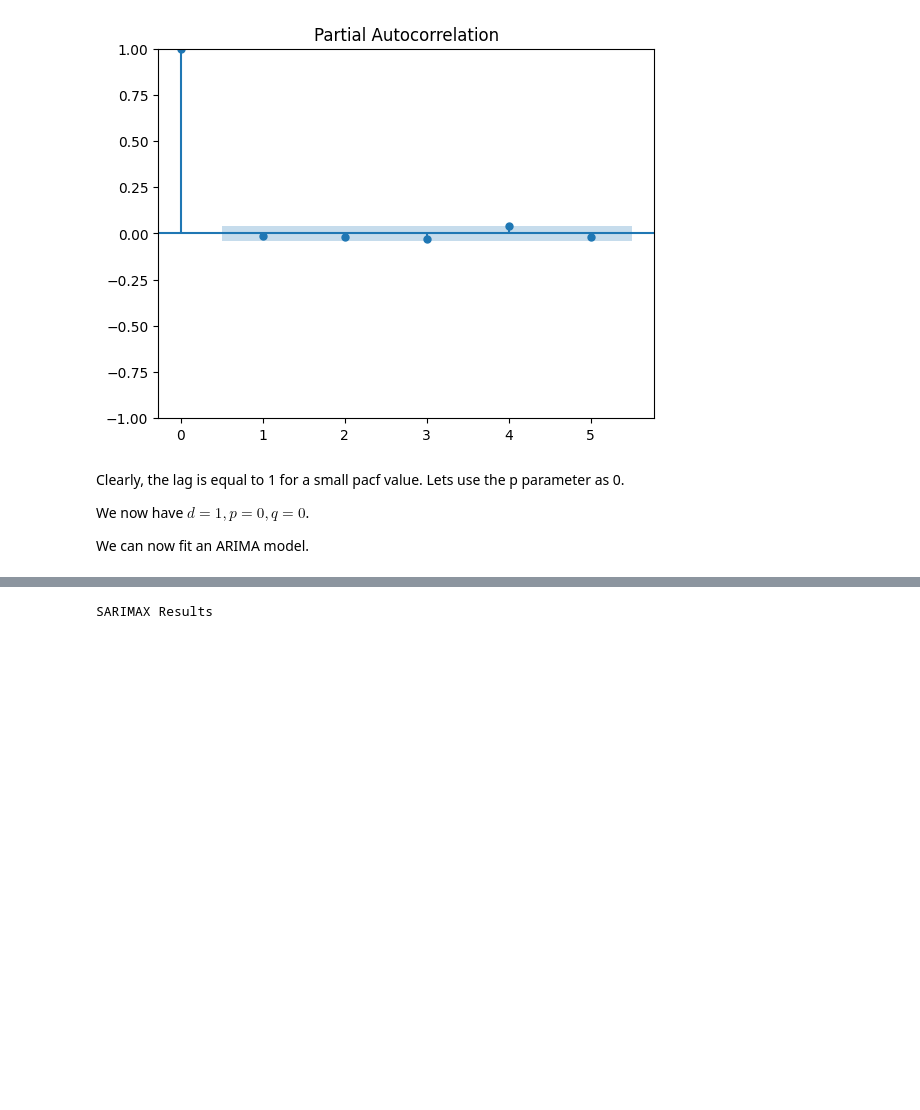
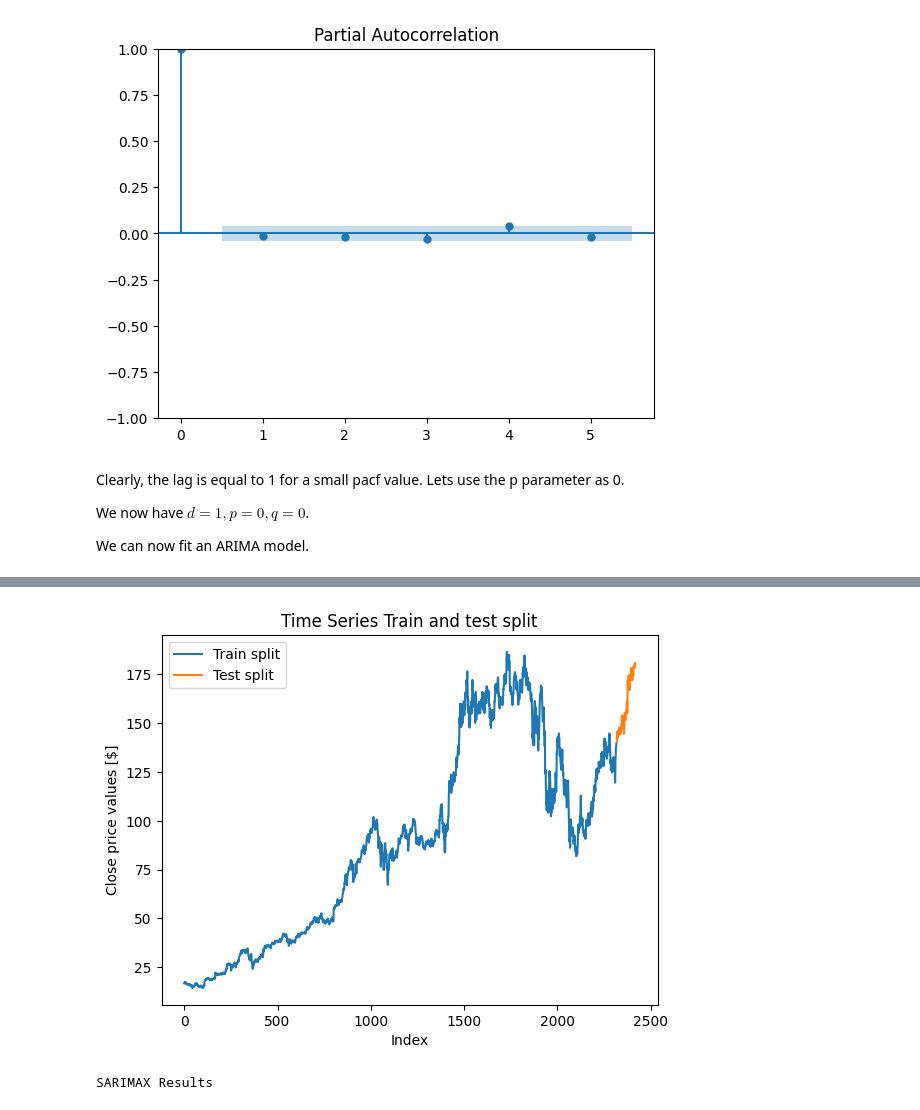
Before and after one commit to Supr9/ARIMA-model, a Jupyter notebook: arima_model.ipynb, the cells around one changed output, grey strips where cells are left out. Saved outputs shown, nothing was run; the diff lists cells and outputs as text; code cells hidden in the pictures; blank space fills up the shorter version.

Commit message:
TimeSeriesSplit

```diff
--- a/arima_model.ipynb
+++ b/arima_model.ipynb
@@ -365,0 +377,14 @@ from statsmodels.tsa.arima.model import ARIMA
+# %%
+# Test_size = the number of values in our test split (we want to get 100 values)
+# n_splits = the times we split the data
+
+tscv = TimeSeriesSplit(n_splits=2, test_size=100)
+mysplit = tscv.split(close_data)
+train_list =[]
+test_list = []
+for i, (trainsplit, testsplit) in enumerate(mysplit):
+    train_list.append(trainsplit)
+    test_list.append(testsplit)
+
+print(train_list)
+print(test_list)
@@ -366,3 +463,16 @@ from statsmodels.tsa.arima.model import ARIMA
+# %%
+generate_x = np.arange(0,train_list[0].shape[0])
+start_train = train_list[0][0]
+end_train = train_list[0][-1]
+plt.plot(list(train_list[0]), close_data.iloc[train_list[0]], label = 'Train split')
+plt.plot(list(test_list[0]), close_data.iloc[test_list[0]], label = 'Test split')
+plt.legend()
+plt.xlabel('Index')
+plt.ylabel('Close price values [$]')
+plt.title('Time Series Train and test split')
+plt.show()
+# %% [output]
+[figure, added]
 # %%
 # Fitting an ARIMA model
 
```
Also changed, not shown: parts of 13 cells of this notebook, 1 other file.
